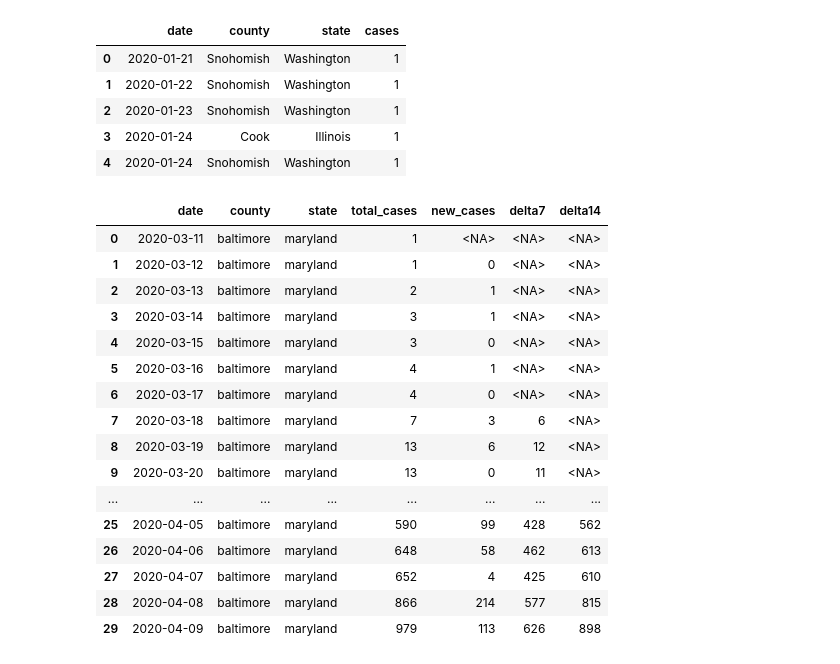
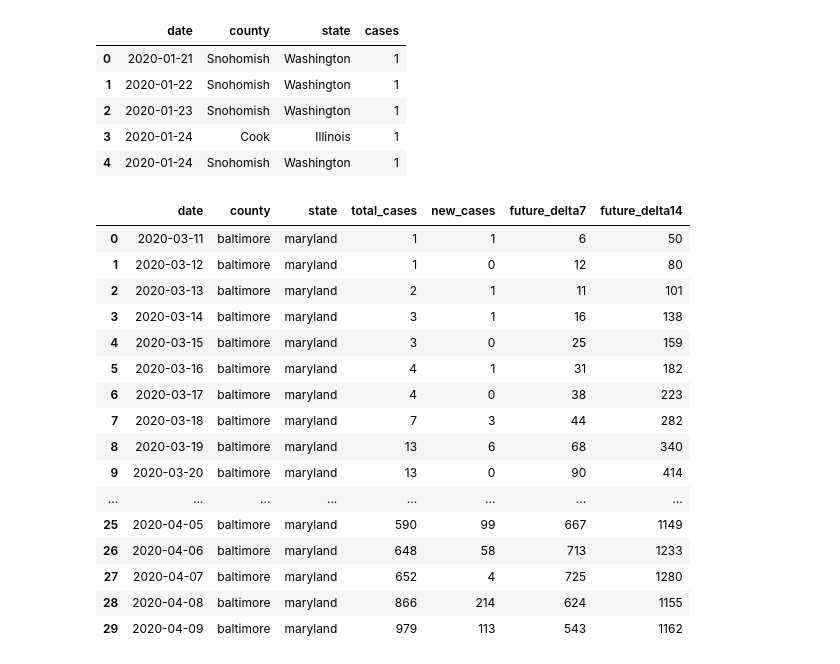
Before and after one commit to ktonge/Covid-and-Weather-Machine-Learning, a Jupyter notebook: county_covid_organization.ipynb, the cells around one changed output. Saved outputs shown, nothing was run; the diff lists cells and outputs as text; code cells hidden in the pictures.

Commit message:
changed "delta" columns to "future_delta". Each row looks to 7 or 14 days ahead.

```diff
--- a/county_covid_organization.ipynb
+++ b/county_covid_organization.ipynb
@@ -40,6 +40,9 @@ for state, county in dense_state_county:
     # record the number of new cases for today
     county_df['new_cases'] = pd.Series(dtype=int)
 
+    # Set new_cases for first row = total_cases
+    county_df.iloc[0,4] = county_df.iloc[0,3]
+
     for i in range(1,len(county_df.index)):
         current_cases = county_df.iloc[i,3]
         previous_cases = county_df.iloc[i-1,3]
@@ -48,65 +51,65 @@ for state, county in dense_state_county:
 
     # delta7 column
     # record the change in number of cases from 7 days ago to today
-    county_df['delta7'] = pd.Series(dtype=int)
+    county_df['future_delta7'] = pd.Series(dtype=int)
 
-    for i in range(7, len(county_df.index)):
+    for i in range(0, len(county_df.index)-7):
         current_cases = county_df.iloc[i,3]
-        previous_cases = county_df.iloc[i-7,3]
+        future_cases = county_df.iloc[i+7,3]
 
-        county_df.iloc[i,5] = current_cases - previous_cases
+        county_df.iloc[i,5] = future_cases - current_cases
 
     # delta14 column
     # record the change in number of cases from 7 days ago to today
-    county_df['delta14'] = pd.Series(dtype=int)
+    county_df['future_delta14'] = pd.Series(dtype=int)
 
-    for i in range(14,len(county_df.index)):
+    for i in range(0,len(county_df.index)-14):
         current_cases = county_df.iloc[i,3]
-        previous_cases = county_df.iloc[i-14,3]
+        future_cases = county_df.iloc[i+14,3]
 
-        county_df.iloc[i,6] = current_cases - previous_cases
+        county_df.iloc[i,6] = future_cases - current_cases
 
     # remove secondary words like 'city' from county names
     for i in range(0,len(county_df.index)):
         county_df.iloc[i,1] = county.split(' ')[0]
 
     # Add to final_df
     dense_county_covid_df = pd.concat([dense_county_covid_df,county_df])
 
 # Convert float values to int
 dense_county_covid_df = dense_county_covid_df.convert_dtypes()
 dense_county_covid_df.head(30)
 
 # make all county and state names lowercase, remove secondary words like 'city'
 dense_county_covid_df['county'] = dense_county_covid_df['county'].str.lower()
 dense_county_covid_df['state'] = dense_county_covid_df['state'].str.lower()
 
 # rename 'cases' to 'total_cases'
 dense_county_covid_df = dense_county_covid_df.rename(columns={'cases':'total_cases'})
 
 # reset index
 dense_county_covid_df = dense_county_covid_df.reset_index().drop(['index'],1)
 
 # save county results to csv
 dense_county_covid_df.to_csv("dense_county_covid.csv")
 
 # check results
 dense_county_covid_df.head(30)
 # %% [output]
-|  | date | county | state | total_cases | new_cases | delta7 | delta14 |
-| 0 | 2020-03-11 | baltimore | maryland | 1 | <NA> | <NA> | <NA> |
-| 1 | 2020-03-12 | baltimore | maryland | 1 | 0 | <NA> | <NA> |
-| 2 | 2020-03-13 | baltimore | maryland | 2 | 1 | <NA> | <NA> |
-| 3 | 2020-03-14 | baltimore | maryland | 3 | 1 | <NA> | <NA> |
-| 4 | 2020-03-15 | baltimore | maryland | 3 | 0 | <NA> | <NA> |
-| 5 | 2020-03-16 | baltimore | maryland | 4 | 1 | <NA> | <NA> |
-| 6 | 2020-03-17 | baltimore | maryland | 4 | 0 | <NA> | <NA> |
-| 7 | 2020-03-18 | baltimore | maryland | 7 | 3 | 6 | <NA> |
-| 8 | 2020-03-19 | baltimore | maryland | 13 | 6 | 12 | <NA> |
-| 9 | 2020-03-20 | baltimore | maryland | 13 | 0 | 11 | <NA> |
+|  | date | county | state | total_cases | new_cases | future_delta7 | future_delta14 |
+| 0 | 2020-03-11 | baltimore | maryland | 1 | 1 | 6 | 50 |
+| 1 | 2020-03-12 | baltimore | maryland | 1 | 0 | 12 | 80 |
+| 2 | 2020-03-13 | baltimore | maryland | 2 | 1 | 11 | 101 |
+| 3 | 2020-03-14 | baltimore | maryland | 3 | 1 | 16 | 138 |
+| 4 | 2020-03-15 | baltimore | maryland | 3 | 0 | 25 | 159 |
+| 5 | 2020-03-16 | baltimore | maryland | 4 | 1 | 31 | 182 |
+| 6 | 2020-03-17 | baltimore | maryland | 4 | 0 | 38 | 223 |
+| 7 | 2020-03-18 | baltimore | maryland | 7 | 3 | 44 | 282 |
+| 8 | 2020-03-19 | baltimore | maryland | 13 | 6 | 68 | 340 |
+| 9 | 2020-03-20 | baltimore | maryland | 13 | 0 | 90 | 414 |
 | ... | ... | ... | ... | ... | ... | ... | ... |
-| 25 | 2020-04-05 | baltimore | maryland | 590 | 99 | 428 | 562 |
-| 26 | 2020-04-06 | baltimore | maryland | 648 | 58 | 462 | 613 |
-| 27 | 2020-04-07 | baltimore | maryland | 652 | 4 | 425 | 610 |
-| 28 | 2020-04-08 | baltimore | maryland | 866 | 214 | 577 | 815 |
-| 29 | 2020-04-09 | baltimore | maryland | 979 | 113 | 626 | 898 |
+| 25 | 2020-04-05 | baltimore | maryland | 590 | 99 | 667 | 1149 |
+| 26 | 2020-04-06 | baltimore | maryland | 648 | 58 | 713 | 1233 |
+| 27 | 2020-04-07 | baltimore | maryland | 652 | 4 | 725 | 1280 |
+| 28 | 2020-04-08 | baltimore | maryland | 866 | 214 | 624 | 1155 |
+| 29 | 2020-04-09 | baltimore | maryland | 979 | 113 | 543 | 1162 |
```
Also changed, not shown: parts of 3 cells of this notebook, 2 other files.
